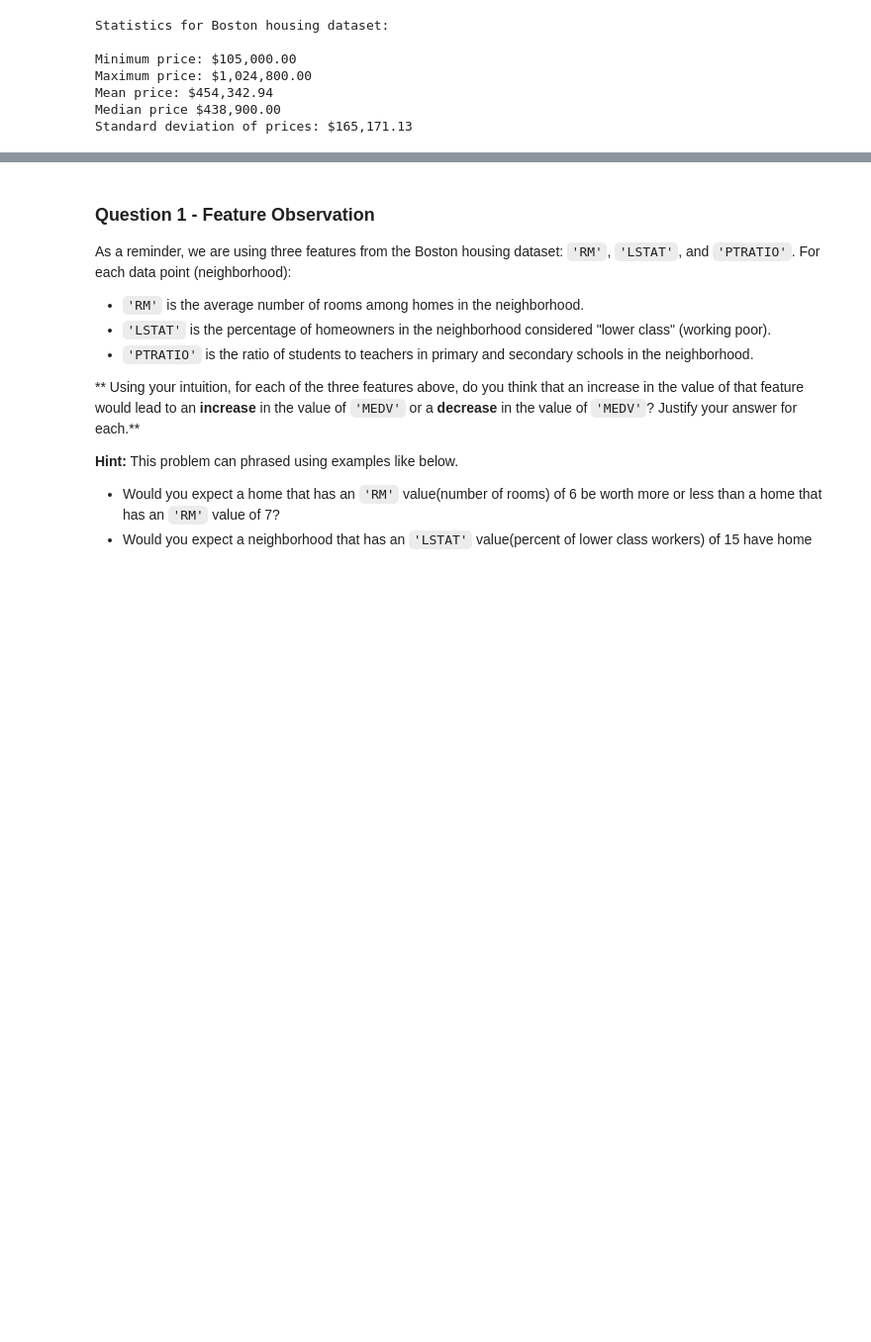
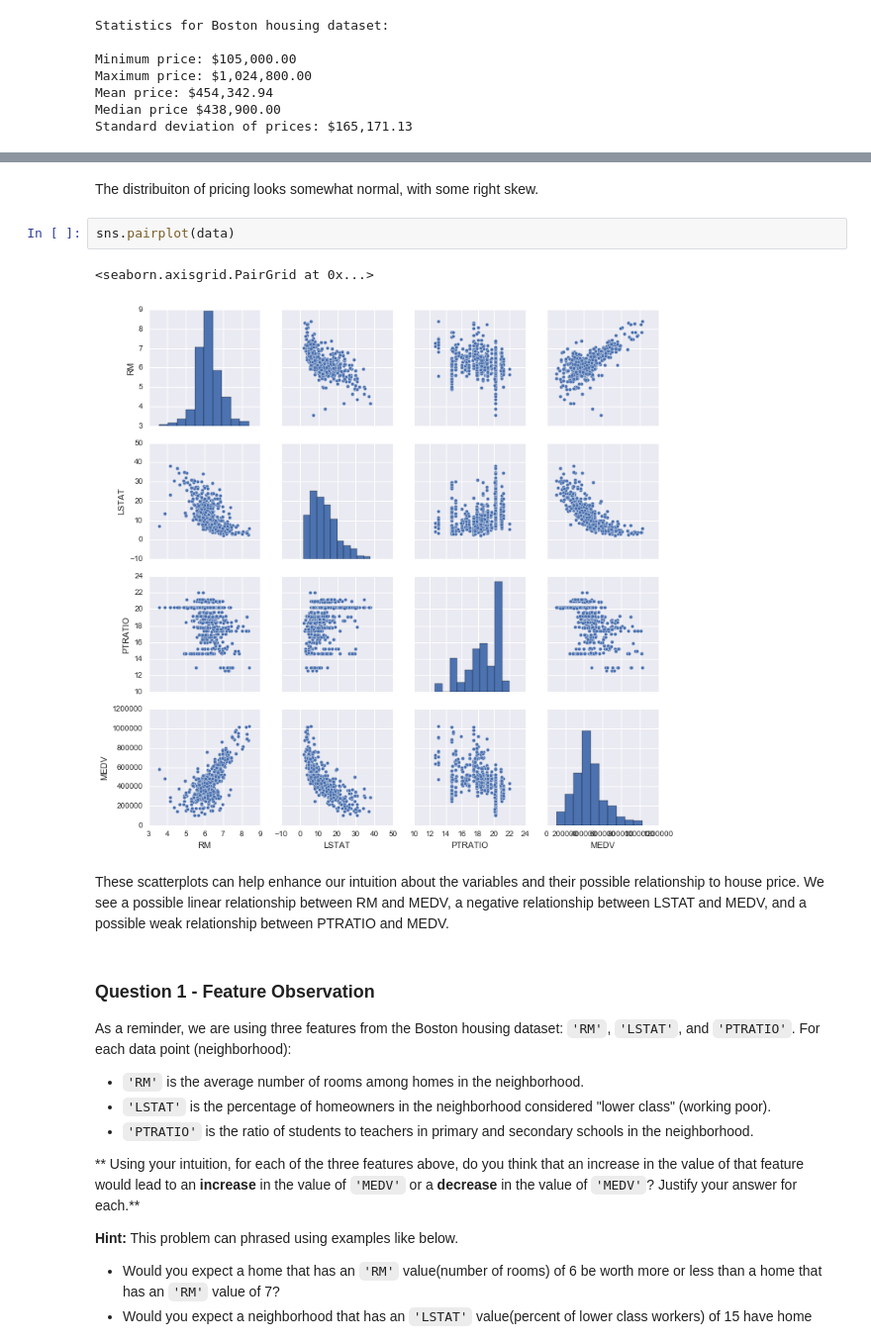
Before and after one commit to sky-t/MLND, a Jupyter notebook: boston_housing/boston_housing.ipynb, the cells around one changed output, grey strips where cells are left out. Shown at 99% size. Cells and saved outputs as stored; diff of their text form; blank space fills up the shorter version.

```diff
--- a/boston_housing/boston_housing.ipynb
+++ b/boston_housing/boston_housing.ipynb
@@ -96,3 +105,12 @@ Standard deviation of prices: $165,171.13
+# %% [markdown]
+The distribuiton of pricing looks somewhat normal, with some right skew.
+# %%
+sns.pairplot(data)
+# %% [output]
+<seaborn.axisgrid.PairGrid at 0x...>
+[figure, added]
+# %% [markdown]
+These scatterplots can help enhance our intuition about the variables and their possible relationship to house price. We see a possible linear relationship between RM and MEDV, a negative relationship between LSTAT and MEDV, and a possible weak relationship between PTRATIO and MEDV.
 # %% [markdown]
 ### Question 1 - Feature Observation
 As a reminder, we are using three features from the Boston housing dataset: `'RM'`, `'LSTAT'`, and `'PTRATIO'`. For each data point (neighborhood):
```
Also changed, not shown: parts of 17 cells of this notebook, 1 other file.
